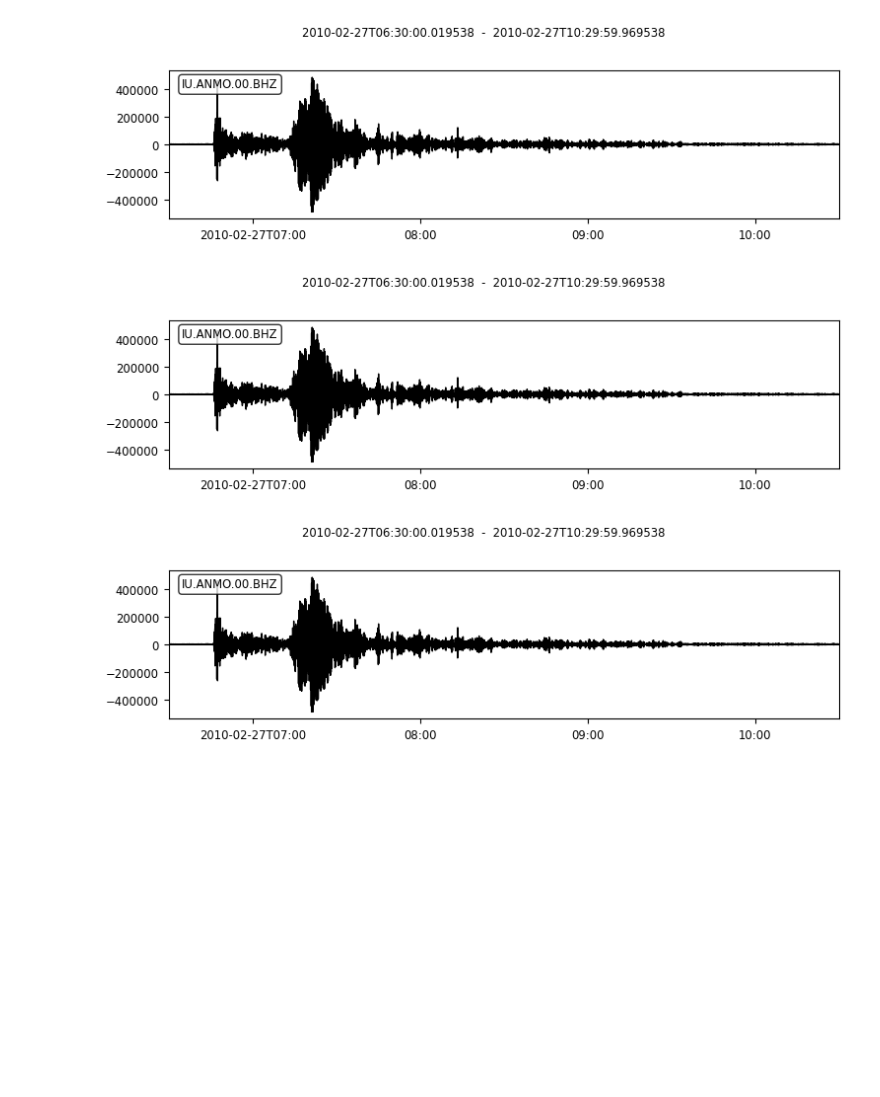
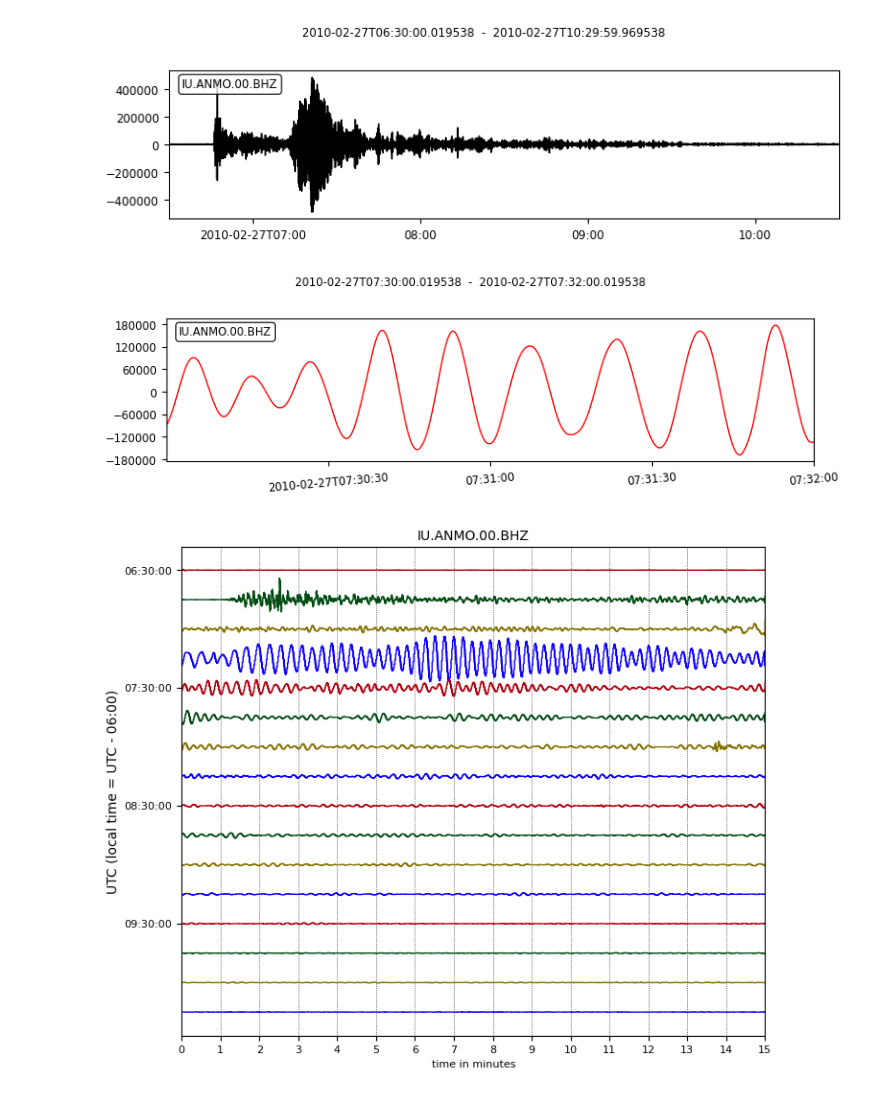
Before and after one commit to GPGN-268-archive/FP01-mars-seismo, a Jupyter notebook: PaigeWork.ipynb, the cells around one changed output. Saved outputs shown, nothing was run; the diff lists cells and outputs as text; code cells hidden in the pictures; blank space fills up the shorter version.

```diff
--- a/PaigeWork.ipynb
+++ b/PaigeWork.ipynb
@@ -1,30 +1,44 @@
 # %%
 import xarray as xr
+import matplotlib.pyplot as plt
+from obspy import read_inventory, read
+from obspy.clients.fdsn import Client
+from obspy.core import UTCDateTime, Stream, read
 
-from obspy import read
-st1 = read("fdsnws-dataselect_2023-04-04t16_59_45z.mseed")
+
+st = read("fdsnws-dataselect_2023-04-04t16_59_45z.mseed")
 st2 = read('fdsnws-dataselect_2023-04-06t17_08_37z.mseed')
 
-st1.filter(type='highpass', freq=0.1)
-st1 = st1.select(component='Z')
+channels = ['BHZ']
 
-st2.filter(type='highpass', freq=0.1)
-st2 = st2.select(component='Z')
+# stream
+st.filter(type='highpass', freq=0.1)
+st = st.select(component='Z')
+print(st)
 
-print(st1)
-print(st1[0].stats)
-print(st1[0].data)
+#trace
+tr = st[0]
+print(tr)
+print(tr.stats)
+print(tr.data)
 
-print(st2)
-print(st2[0].stats)
-print(st2[0].data)
+st.plot()
+dt = st[0].stats.starttime
+st.plot(color='red', tick_rotation=5, tick_format='%I:%M %p',
+                   starttime=dt + 60*60, endtime=dt + 60*60 + 120)\
 
-st1
-st2
+st.plot(type='dayplot')
 
-st1.plot()
-st2.plot()
+st.plot(type="dayplot", interval=60, right_vertical_labels=False,
+        vertical_scaling_range=5e5, one_tick_per_line=True,
+        color=['k', 'r', 'b', 'g'], show_y_UTC_label=False,
+        events={'min_magnitude': 6.5})
 
-# broad band high gain seismometer traditional orientation
+fig = plt.figure()
+ax = fig.add_subplot(1, 1, 1)
+ax.plot(tr.times("matplotlib"), tr.data, "b-")
+ax.xaxis_date()
+fig.autofmt_xdate()
+plt.show()
 # %% [output]
 1 Trace(s) in Stream:
@@ -43,7 +58,7 @@ IU.ANMO.00.BHZ | 2010-02-27T06:30:00.019538Z - 2010-02-27T10:29:59.969538Z | 20.
            mseed: AttribDict({'dataquality': 'M', 'number_of_records': 1243, 'encoding': 'STEIM2', 'byteorder': '>', 'record_length': 512, 'filesize': 636416})
       processing: ["ObsPy 1.4.0: filter(options={'freq': 0.1}::type='highpass')"]
 [-45337.23320263 -41679.70836122 -38166.59251038 ...   1671.33330711
    1758.18384819   1844.10169125]
 [figure]
-[figure, old version]
+[figure, new version]
-[figure, old version]
+[figure, new version]
```
Also changed, not shown: parts of 1 cell of this notebook.
